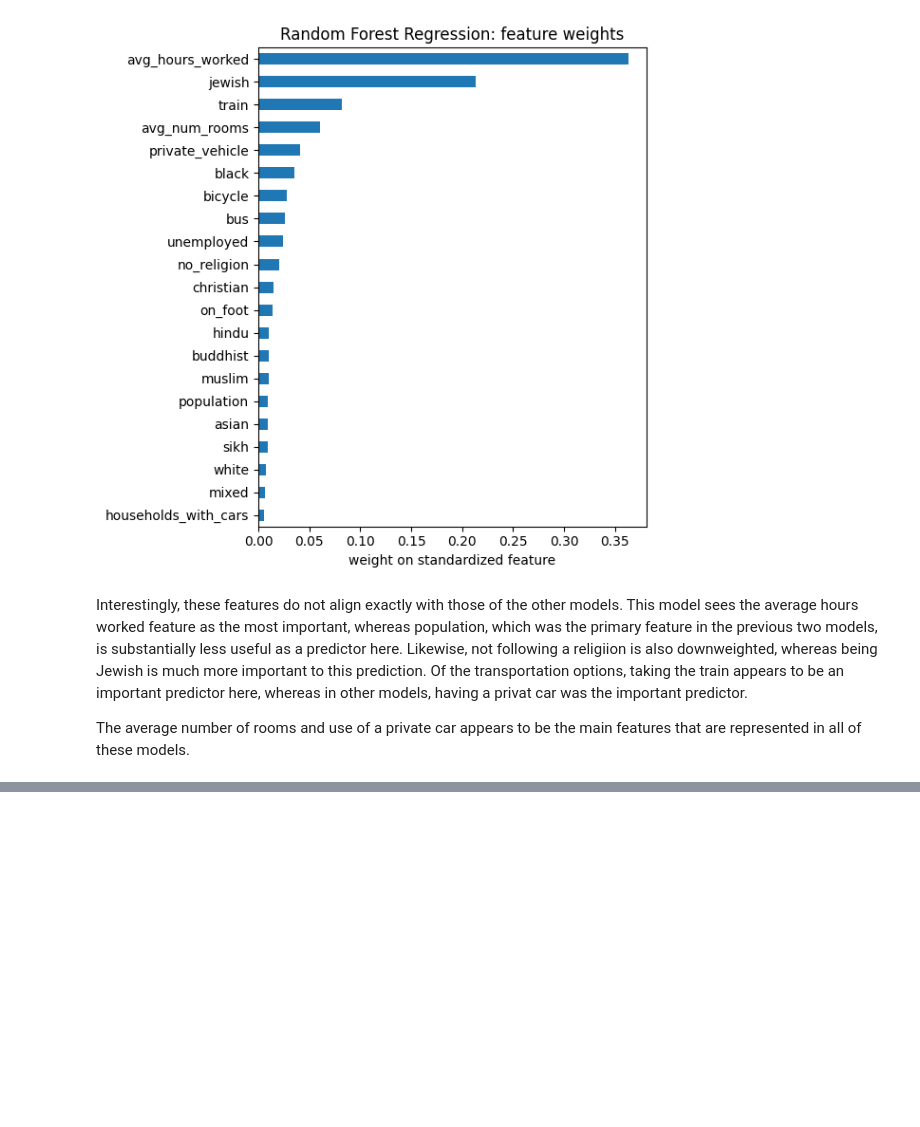
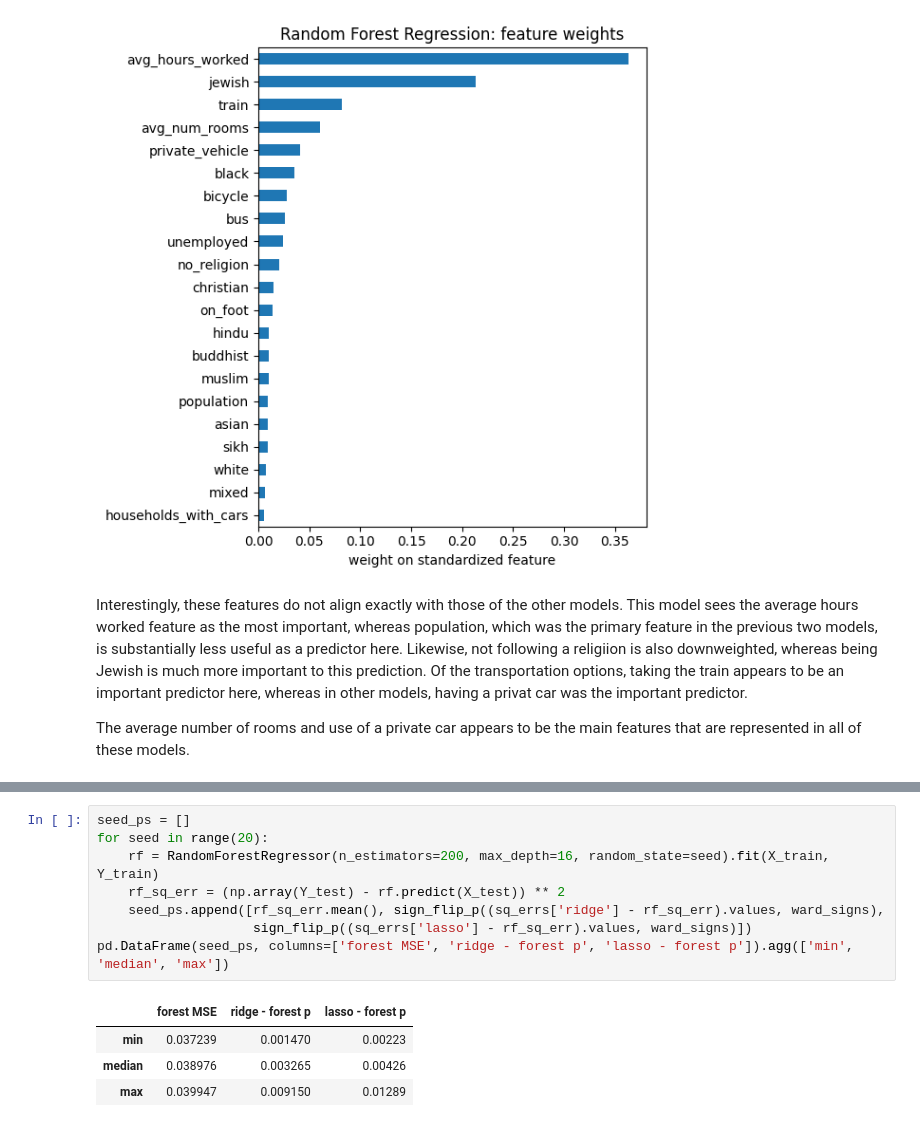
Before and after one commit to ArshSiddiqui/demographic-features-london-col, a Jupyter notebook: housing_cost_analysis.ipynb, the cells around one changed output, grey strips where cells are left out. Drawn from its saved outputs; the diff is of its cells as text; blank space fills up the shorter version.

```diff
--- a/housing_cost_analysis.ipynb
+++ b/housing_cost_analysis.ipynb
@@ -455,0 +515,13 @@ The average number of rooms and use of a private car appears to be the main feat
+# %%
+seed_ps = []
+for seed in range(20):
+    rf = RandomForestRegressor(n_estimators=200, max_depth=16, random_state=seed).fit(X_train, Y_train)
+    rf_sq_err = (np.array(Y_test) - rf.predict(X_test)) ** 2
+    seed_ps.append([rf_sq_err.mean(), sign_flip_p((sq_errs['ridge'] - rf_sq_err).values, ward_signs),
+                    sign_flip_p((sq_errs['lasso'] - rf_sq_err).values, ward_signs)])
+pd.DataFrame(seed_ps, columns=['forest MSE', 'ridge - forest p', 'lasso - forest p']).agg(['min', 'median', 'max'])
+# %% [output]
+|  | forest MSE | ridge - forest p | lasso - forest p |
+| min | 0.037239 | 0.001470 | 0.00223 |
+| median | 0.038976 | 0.003265 | 0.00426 |
+| max | 0.039947 | 0.009150 | 0.01289 |
```
Also changed, not shown: parts of 5 cells of this notebook.
